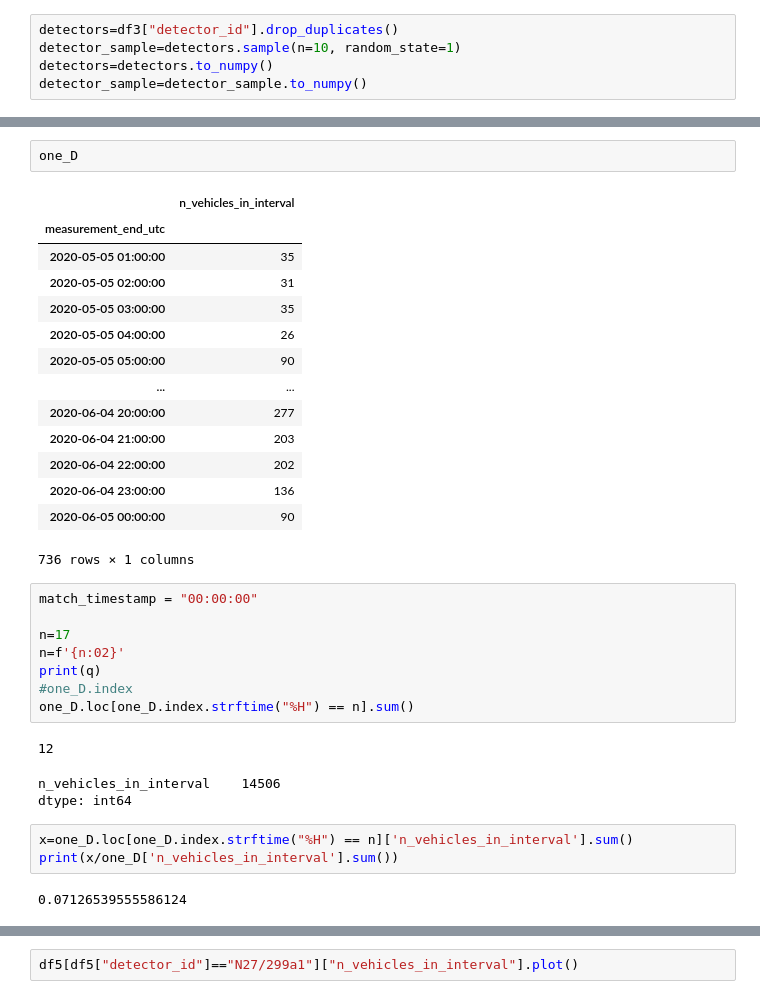
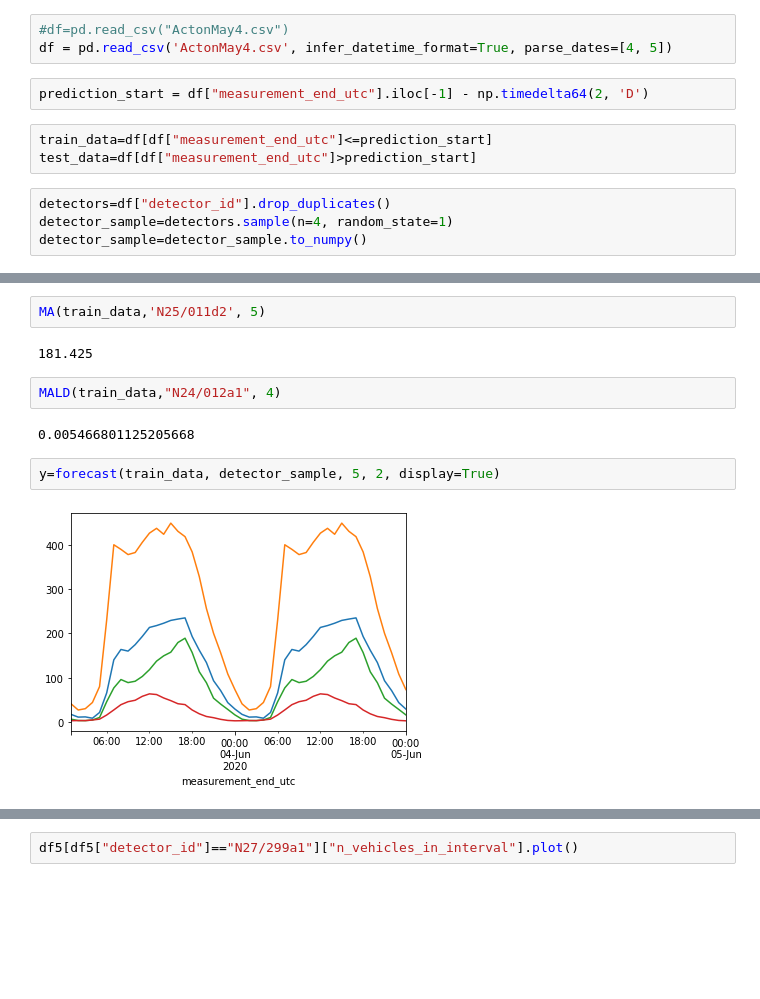
Before and after one commit to TeddyTW/SpatialScan, a Jupyter notebook: Demoing.ipynb, the cells around one changed output, grey strips where cells are left out. Drawn from its saved outputs; the diff is of its cells as text; blank space fills up the shorter version.

```diff
--- a/Demoing.ipynb
+++ b/Demoing.ipynb
@@ -23,7 +13,14 @@ one_D=df2[df2["detector_id"]=="N24/012a1"].drop(["Unnamed: 0", "detector_id", "l
+# %%
+#df=pd.read_csv("ActonMay4.csv")
+df = pd.read_csv('ActonMay4.csv', infer_datetime_format=True, parse_dates=[4, 5])
+# %%
+prediction_start = df["measurement_end_utc"].iloc[-1] - np.timedelta64(2, 'D')
+# %%
+train_data=df[df["measurement_end_utc"]<=prediction_start]
+test_data=df[df["measurement_end_utc"]>prediction_start]
 # %%
-detectors=df3["detector_id"].drop_duplicates()
-detector_sample=detectors.sample(n=10, random_state=1)
-detectors=detectors.to_numpy()
+detectors=df["detector_id"].drop_duplicates()
+detector_sample=detectors.sample(n=4, random_state=1)
 detector_sample=detector_sample.to_numpy()
 # %%
 detector_sample
@@ -34,34 +29,12 @@ array(['N25/011c1', 'N25/011b2', 'N25/116e1', 'N27/265b1', 'N25/216e2',
-# %%
-one_D
-# %% [output]
-|  | n_vehicles_in_interval |
-| measurement_end_utc |  |
-| 2020-05-05 01:00:00 | 35 |
-| 2020-05-05 02:00:00 | 31 |
-| 2020-05-05 03:00:00 | 35 |
-| 2020-05-05 04:00:00 | 26 |
-| 2020-05-05 05:00:00 | 90 |
-| ... | ... |
-| 2020-06-04 20:00:00 | 277 |
-| 2020-06-04 21:00:00 | 203 |
-| 2020-06-04 22:00:00 | 202 |
-| 2020-06-04 23:00:00 | 136 |
-| 2020-06-05 00:00:00 | 90 |
-736 rows × 1 columns
-# %%
-match_timestamp = "00:00:00"
-
-n=17
-n=f'{n:02}'
-print(q)
-#one_D.index
-one_D.loc[one_D.index.strftime("%H") == n].sum()
-# %% [output]
-12
-n_vehicles_in_interval    14506
-dtype: int64
-# %%
-x=one_D.loc[one_D.index.strftime("%H") == n]['n_vehicles_in_interval'].sum()
-print(x/one_D['n_vehicles_in_interval'].sum())
-# %% [output]
-0.07126539555586124
+# %%
+MA(train_data,'N25/011d2', 5)
+# %% [output]
+181.425
+# %%
+MALD(train_data,"N24/012a1", 4)
+# %% [output]
+0.005466801125205668
+# %%
+y=forecast(train_data, detector_sample, 5, 2, display=True)
+# %% [output]
+[figure, added]
```
Also changed, not shown: parts of 22 cells of this notebook, 1 other file.
